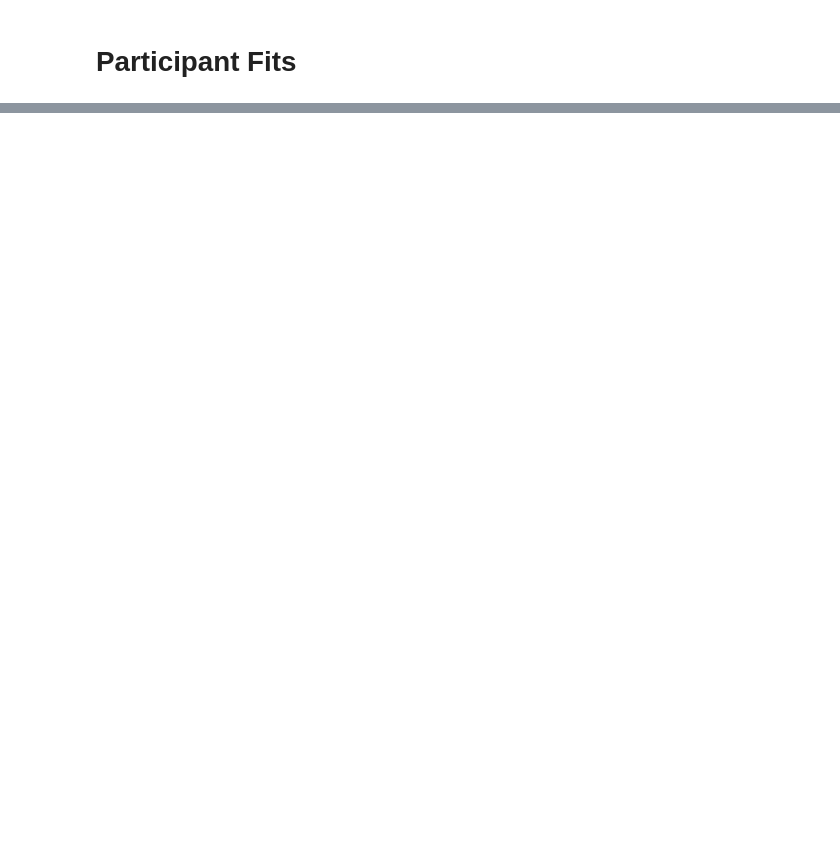
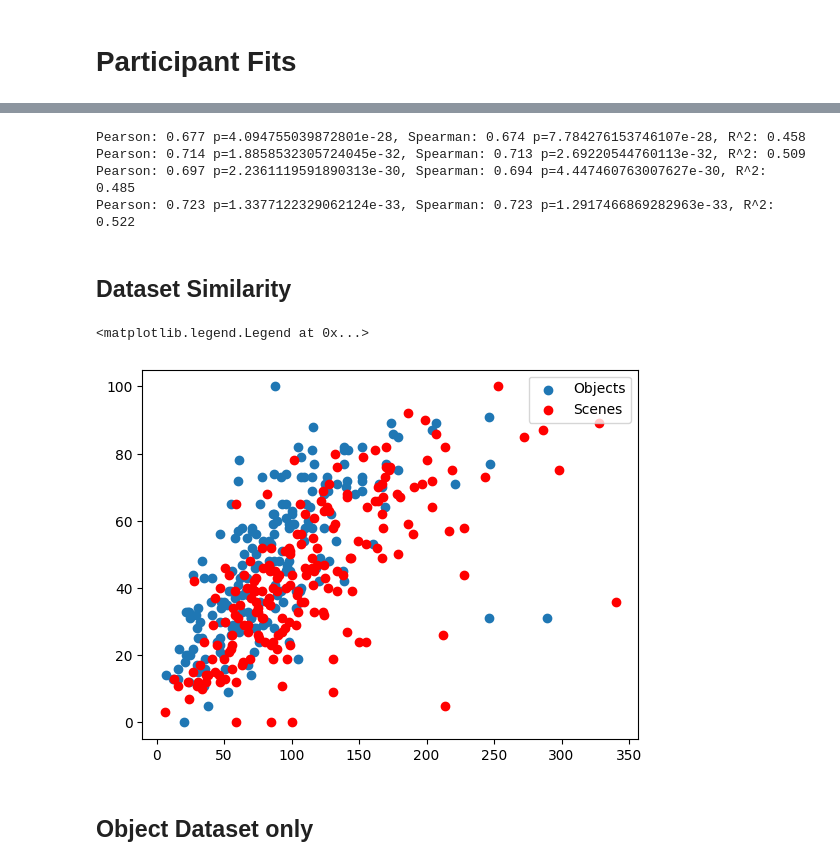
Before and after one commit to shenkev/segment-anything, a Jupyter notebook: analysis/regression.ipynb, the cells around one changed output, grey strips where cells are left out. Saved outputs shown, nothing was run; the diff lists cells and outputs as text; code cells hidden in the pictures; blank space fills up the shorter version.

```diff
--- a/analysis/regression.ipynb
+++ b/analysis/regression.ipynb
@@ -276,0 +193,15 @@ participant_fit_variable_gain(fixed_variables, test_variables)
+# %%
+def load_complexity_scores():
+    sav_obj = "/ptmp/tshen/shared/Savoias/labels/xlsx/global_ranking_objects.xlsx"
+    sav_sce = "/ptmp/tshen/shared/Savoias/labels/xlsx/global_ranking_scenes.xlsx"
+
+    labels = {}
+    for v, n in zip([sav_obj, sav_sce], ["sav_obj", "sav_sce"]):
+        labels[n] = pd.read_excel(v)
+        labels[n].rename(columns={'gt': 'complexity'}, inplace=True)
+        labels[n]['filename'] = ["{}.jpg".format(i) for i in range(len(labels[n]))]
+
+    for k in labels.keys():
+        assert labels[k][['filename', 'complexity']].isnull().values.any() == False
+
+    return labels
@@ -276,0 +234,10 @@ participant_fit_variable_gain(fixed_variables, test_variables)
+# %%
+def join_preds_labels(preds, labels):
+    data = {}
+
+    for k in ["sav_obj", "sav_sce"]:
+        data[k] = pd.concat([preds[k].set_index("filename"), labels[k][['filename', 'complexity']].set_index("filename")], axis=1, join='inner').reset_index()
+        assert len(data[k]) == len(preds[k]) == len(labels[k])
+        assert data[k].isnull().values.any() == False
+
+    return data
@@ -276,0 +263,8 @@ participant_fit_variable_gain(fixed_variables, test_variables)
+# %%
+levels = ['4points', '8points', '16points', '32points', '64points']
+# %%
+preds = load_predictions(folder="../out/2023July20", filenames=levels)
+labels = load_complexity_scores()
+data = join_preds_labels(preds, labels)
+class_labels = load_unique_class()
+data_class = join_data_class(data, class_labels)
@@ -276,0 +289,28 @@ participant_fit_variable_gain(fixed_variables, test_variables)
+# %%
+X, y = rank_xform(df[["64points"]]), df["complexity"]
+fit_report_linear(X, y);
+X, y = rank_xform(df[["32points"]]), df["complexity"]
+fit_report_linear(X, y);
+X, y = rank_xform(df[["16points"]]), df["complexity"]
+fit_report_linear(X, y);
+X, y = rank_xform(df[["4points", "32points"]]), df["complexity"]
+fit_report_linear(X, y);
+# %% [output]
+Pearson: 0.677 p=4.094755039872801e-28, Spearman: 0.674 p=7.784276153746107e-28, R^2: 0.458
+Pearson: 0.714 p=1.8858532305724045e-32, Spearman: 0.713 p=2.69220544760113e-32, R^2: 0.509
+Pearson: 0.697 p=2.2361119591890313e-30, Spearman: 0.694 p=4.447460763007627e-30, R^2: 0.485
+Pearson: 0.723 p=1.3377122329062124e-33, Spearman: 0.723 p=1.2917466869282963e-33, R^2: 0.522
+# %% [markdown]
+## Dataset Similarity
+# %%
+fig, ax = plt.subplots()
+x, y = data["sav_obj"]["32points"], data["sav_obj"]["complexity"]
+ax.scatter(x, y, label="Objects");
+x, y = data["sav_sce"]["32points"], data["sav_sce"]["complexity"]
+ax.scatter(x, y, color="red", label="Scenes");
+ax.legend()
+# %% [output]
+<matplotlib.legend.Legend at 0x...>
+[figure, added]
+# %% [markdown]
+## Object Dataset only
```
Also changed, not shown: parts of 52 cells of this notebook.
